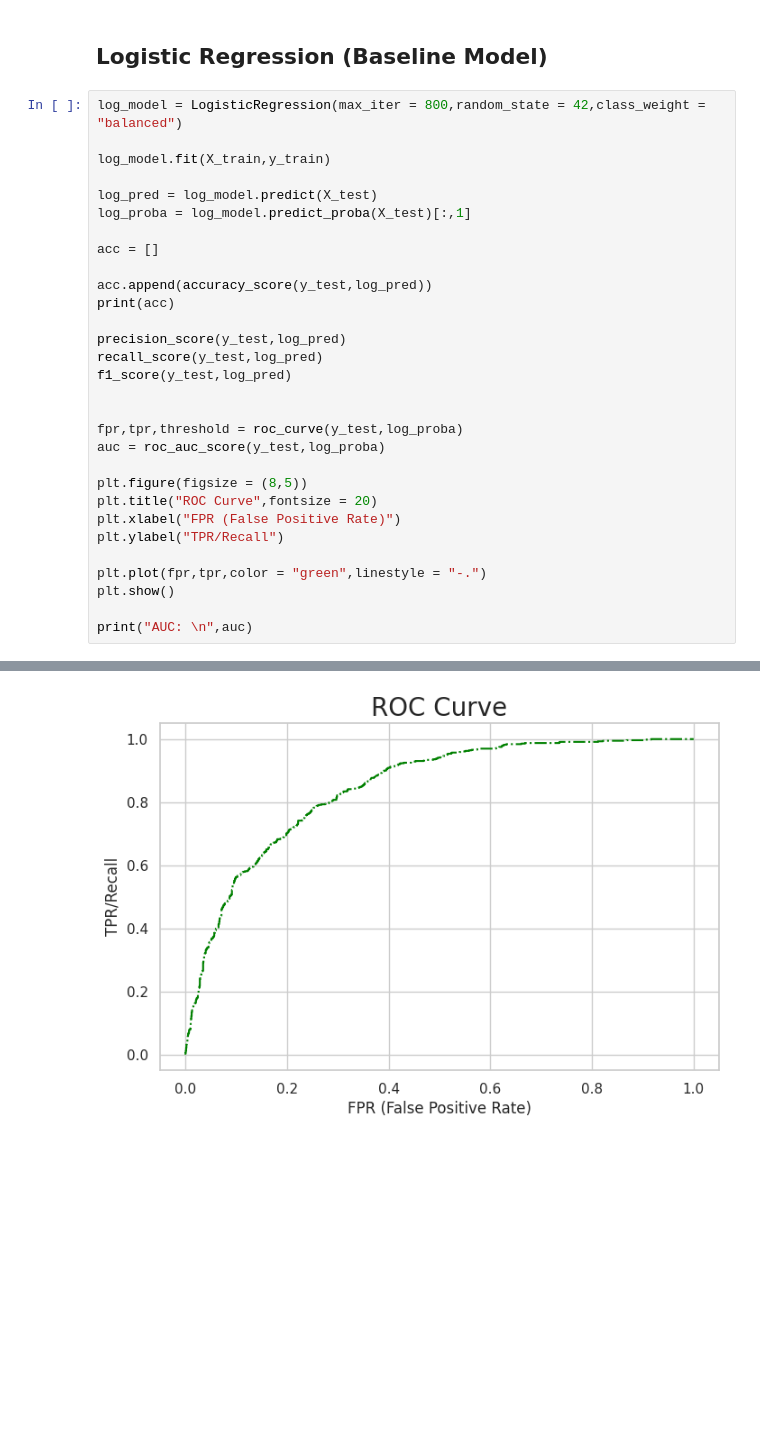
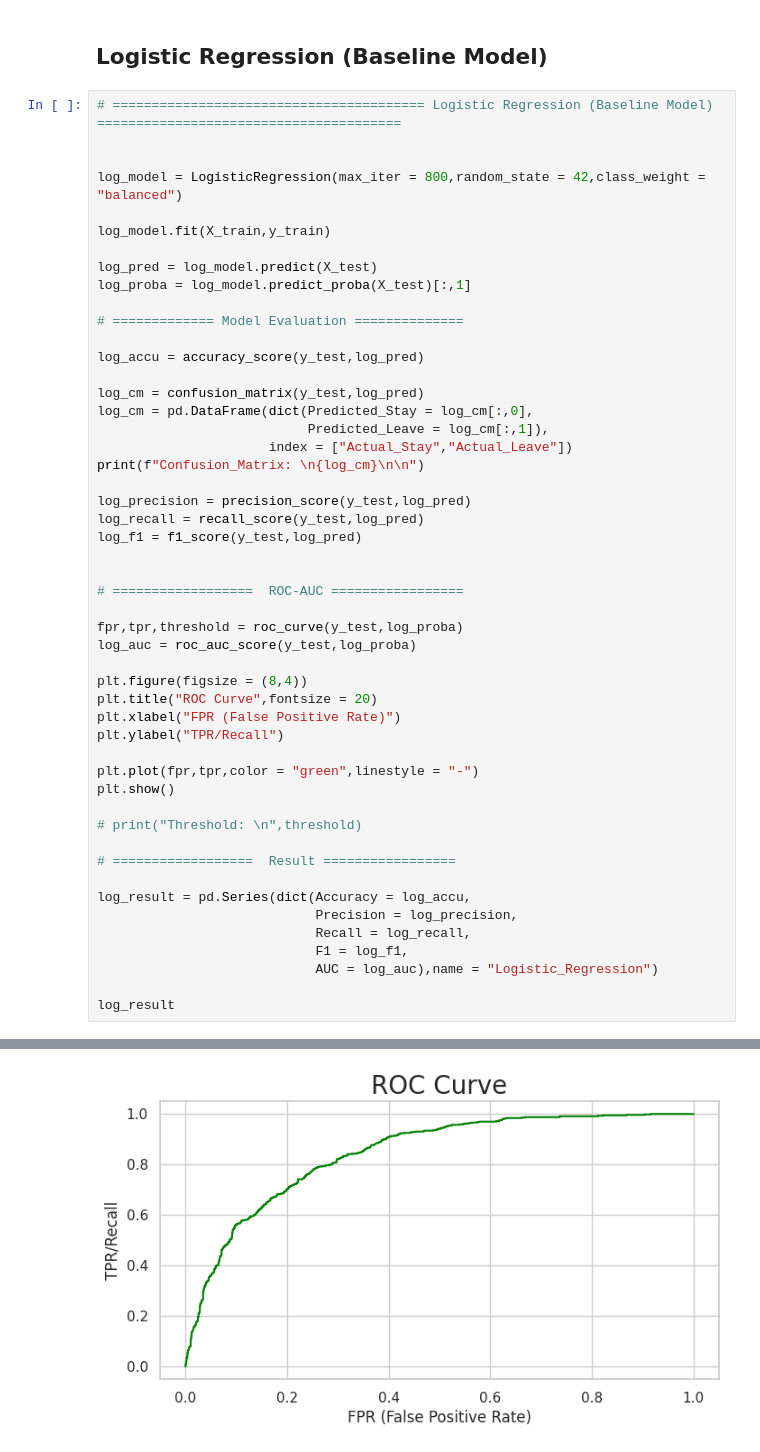
Before and after one commit to ArthJain123/Customer-Churn-Prediction-ML, a Jupyter notebook: Customer_Churn_Prediction.ipynb, the cells around one changed output, grey strips where cells are left out. Cells and saved outputs as stored; diff of their text form; blank space fills up the shorter version.

Commit message:
Complete Logistic Regression baseline evaluation

```diff
--- a/Customer_Churn_Prediction.ipynb
+++ b/Customer_Churn_Prediction.ipynb
@@ -723,6 +724,9 @@ Name: count, dtype: int64
 # %% [markdown]
 ## Logistic Regression (Baseline Model)
 # %%
+# ======================================== Logistic Regression (Baseline Model) =======================================
+
+
 log_model = LogisticRegression(max_iter = 800,random_state = 42,class_weight = "balanced")
 
 log_model.fit(X_train,y_train)
@@ -730,26 +734,43 @@ log_model.fit(X_train,y_train)
 log_pred = log_model.predict(X_test)
 log_proba = log_model.predict_proba(X_test)[:,1]
 
-acc = []
+# ============= Model Evaluation ==============
 
-acc.append(accuracy_score(y_test,log_pred))
-print(acc)
+log_accu = accuracy_score(y_test,log_pred)
 
-precision_score(y_test,log_pred)
-recall_score(y_test,log_pred)
-f1_score(y_test,log_pred)
+log_cm = confusion_matrix(y_test,log_pred)
+log_cm = pd.DataFrame(dict(Predicted_Stay = log_cm[:,0],
+                           Predicted_Leave = log_cm[:,1]),
+                      index = ["Actual_Stay","Actual_Leave"])
+print(f"Confusion_Matrix: \n{log_cm}\n\n")
+
+log_precision = precision_score(y_test,log_pred)
+log_recall = recall_score(y_test,log_pred)
+log_f1 = f1_score(y_test,log_pred)
 
 
+# ==================  ROC-AUC =================
+
 fpr,tpr,threshold = roc_curve(y_test,log_proba)
-auc = roc_auc_score(y_test,log_proba)
+log_auc = roc_auc_score(y_test,log_proba)
 
-plt.figure(figsize = (8,5))
+plt.figure(figsize = (8,4))
 plt.title("ROC Curve",fontsize = 20)
 plt.xlabel("FPR (False Positive Rate)")
 plt.ylabel("TPR/Recall")
 
-plt.plot(fpr,tpr,color = "green",linestyle = "-.")
+plt.plot(fpr,tpr,color = "green",linestyle = "-")
 plt.show()
 
-print("AUC: \n",auc)
+# print("Threshold: \n",threshold)
+
+# ==================  Result =================
+
+log_result = pd.Series(dict(Accuracy = log_accu,
+                            Precision = log_precision,
+                            Recall = log_recall,
+                            F1 = log_f1,
+                            AUC = log_auc),name = "Logistic_Regression")
+
+log_result
 # %% [output]
@@ -757 +781 @@ print("AUC: \n",auc)
-[figure, old version]
+[figure, new version]
```
Also changed, not shown: parts of 3 cells of this notebook.
